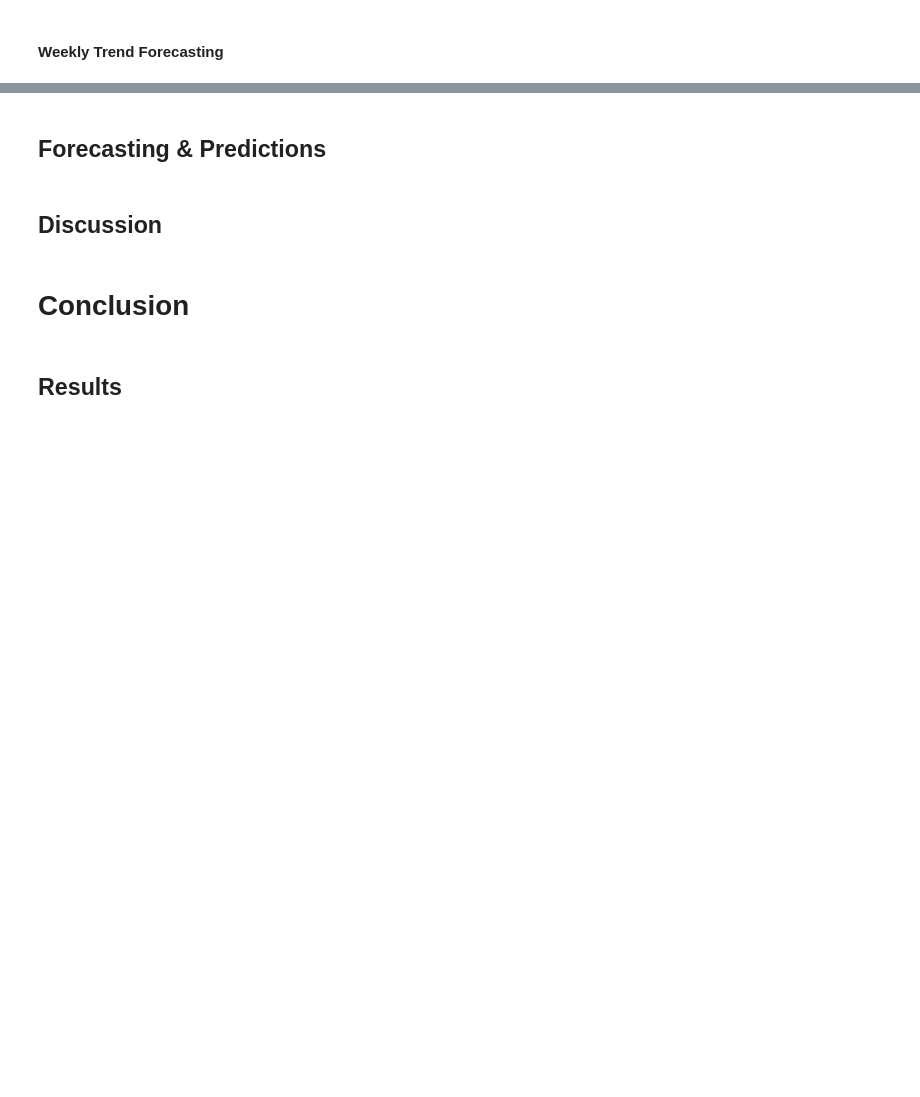
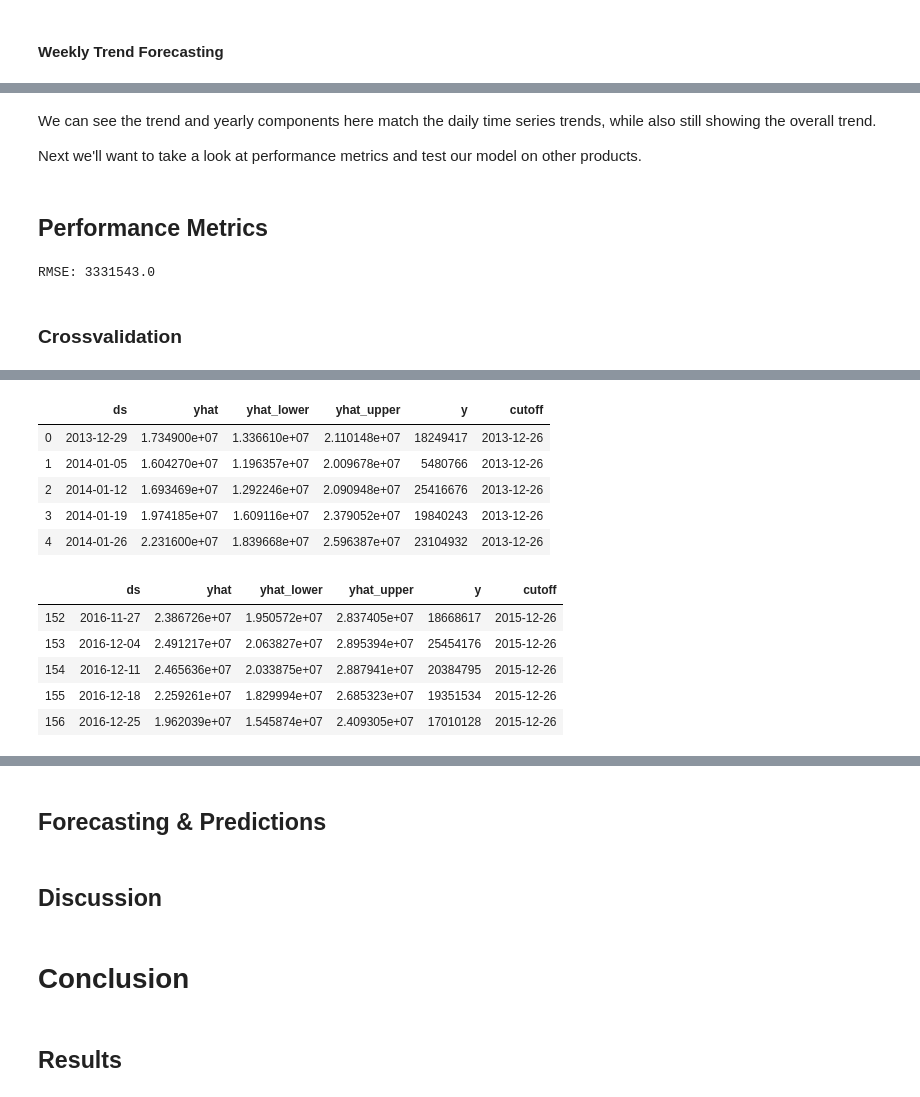
Before and after one commit to JessicaFB/Product-Demand-Forecasting, a Jupyter notebook: Product-Demand-Forecasting.ipynb, the cells around one changed output, grey strips where cells are left out. Saved outputs shown, nothing was run; the diff lists cells and outputs as text; code cells hidden in the pictures; blank space fills up the shorter version.

Commit message:
Added crossvalidation section.

```diff
--- a/Product-Demand-Forecasting.ipynb
+++ b/Product-Demand-Forecasting.ipynb
@@ -811,0 +953,22 @@ top_prod.groupby(pd.Grouper(freq='W')).sum()
+# %% [markdown]
+We can see the trend and yearly components here match the daily time series trends, while also still showing the overall trend.
+
+Next we'll want to take a look at performance metrics and test our model on other products.
+# %% [markdown]
+## Performance Metrics
+# %%
+res = top_prod_w.y - forecast.yhat[:-52]
+rss = np.sum(np.square(res))
+mse = rss/len(res)
+rmse = np.sqrt(mse)
+print(f"RMSE: {rmse.round()}")
+# %% [output]
+RMSE: 3331543.0
+# %% [markdown]
+### Crossvalidation
+# %%
+from fbprophet.diagnostics import cross_validation
+top_prod_w_cv = cross_validation(m, initial='365 days', period='365 days', horizon = '365 days')
+display(top_prod_w_cv.head())
+display(top_prod_w_cv.tail())
+# %% [output]
@@ -811,0 +977,12 @@ top_prod.groupby(pd.Grouper(freq='W')).sum()
+|  | ds | yhat | yhat_lower | yhat_upper | y | cutoff |
+| 0 | 2013-12-29 | 1.734900e+07 | 1.336610e+07 | 2.110148e+07 | 18249417 | 2013-12-26 |
+| 1 | 2014-01-05 | 1.604270e+07 | 1.196357e+07 | 2.009678e+07 | 5480766 | 2013-12-26 |
+| 2 | 2014-01-12 | 1.693469e+07 | 1.292246e+07 | 2.090948e+07 | 25416676 | 2013-12-26 |
+| 3 | 2014-01-19 | 1.974185e+07 | 1.609116e+07 | 2.379052e+07 | 19840243 | 2013-12-26 |
+| 4 | 2014-01-26 | 2.231600e+07 | 1.839668e+07 | 2.596387e+07 | 23104932 | 2013-12-26 |
+|  | ds | yhat | yhat_lower | yhat_upper | y | cutoff |
+| 152 | 2016-11-27 | 2.386726e+07 | 1.950572e+07 | 2.837405e+07 | 18668617 | 2015-12-26 |
+| 153 | 2016-12-04 | 2.491217e+07 | 2.063827e+07 | 2.895394e+07 | 25454176 | 2015-12-26 |
+| 154 | 2016-12-11 | 2.465636e+07 | 2.033875e+07 | 2.887941e+07 | 20384795 | 2015-12-26 |
+| 155 | 2016-12-18 | 2.259261e+07 | 1.829994e+07 | 2.685323e+07 | 19351534 | 2015-12-26 |
+| 156 | 2016-12-25 | 1.962039e+07 | 1.545874e+07 | 2.409305e+07 | 17010128 | 2015-12-26 |
```
Also changed, not shown: parts of 20 cells of this notebook.
